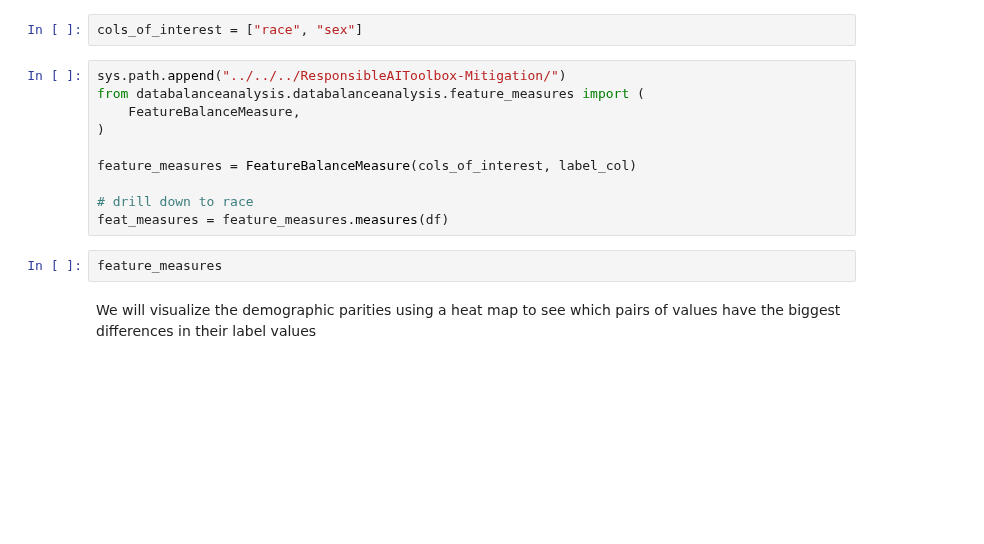
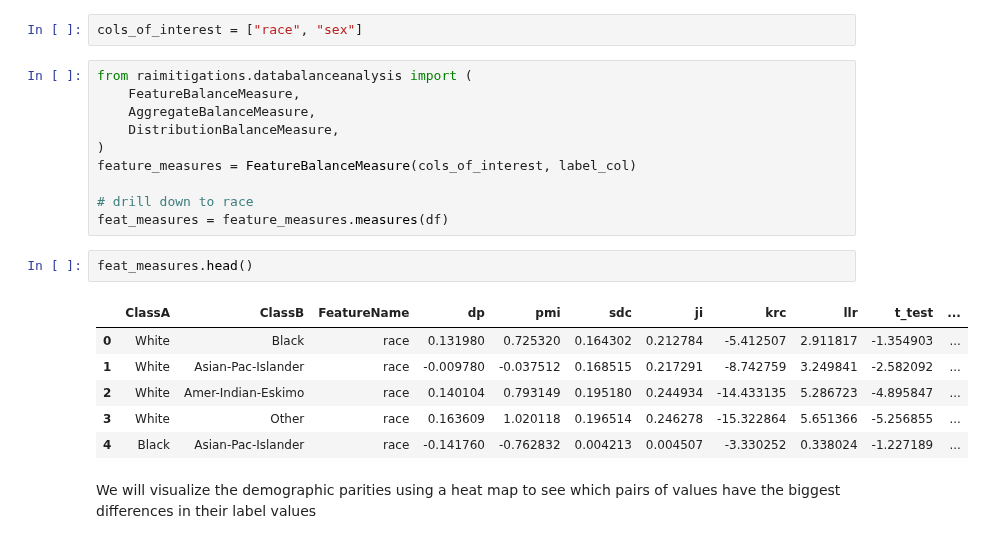
Before and after one commit to microsoft/responsible-ai-toolbox-mitigations, a Jupyter notebook: notebooks/databalanceanalysis/data_balance_census.ipynb, the cells around one changed output. Saved outputs shown, nothing was run; the diff lists cells and outputs as text; blank space fills up the shorter version.

```diff
--- a/notebooks/databalanceanalysis/data_balance_census.ipynb
+++ b/notebooks/databalanceanalysis/data_balance_census.ipynb
@@ -59,17 +82,24 @@ We will now select a few columns to focus on for this analysis. In this case we
 # %%
 cols_of_interest = ["race", "sex"]
 # %%
-sys.path.append("../../../ResponsibleAIToolbox-Mitigation/")
-from databalanceanalysis.databalanceanalysis.feature_measures import (
+from raimitigations.databalanceanalysis import (
     FeatureBalanceMeasure,
+    AggregateBalanceMeasure,
+    DistributionBalanceMeasure,
 )
-
 feature_measures = FeatureBalanceMeasure(cols_of_interest, label_col)
 
 # drill down to race
 feat_measures = feature_measures.measures(df)
-# %%
-feature_measures
+# %%
+feat_measures.head()
+# %% [output]
+|  | ClassA | ClassB | FeatureName | dp | pmi | sdc | ji | krc | llr | t_test | ... |
+| 0 | White | Black | race | 0.131980 | 0.725320 | 0.164302 | 0.212784 | -5.412507 | 2.911817 | -1.354903 | ... |
+| 1 | White | Asian-Pac-Islander | race | -0.009780 | -0.037512 | 0.168515 | 0.217291 | -8.742759 | 3.249841 | -2.582092 | ... |
+| 2 | White | Amer-Indian-Eskimo | race | 0.140104 | 0.793149 | 0.195180 | 0.244934 | -14.433135 | 5.286723 | -4.895847 | ... |
+| 3 | White | Other | race | 0.163609 | 1.020118 | 0.196514 | 0.246278 | -15.322864 | 5.651366 | -5.256855 | ... |
+| 4 | Black | Asian-Pac-Islander | race | -0.141760 | -0.762832 | 0.004213 | 0.004507 | -3.330252 | 0.338024 | -1.227189 | ... |
 # %% [markdown]
 We will visualize the demographic parities using a heat map to see which pairs of values have the biggest differences in their label values
 # %%
```
Also changed, not shown: parts of 10 cells of this notebook.
